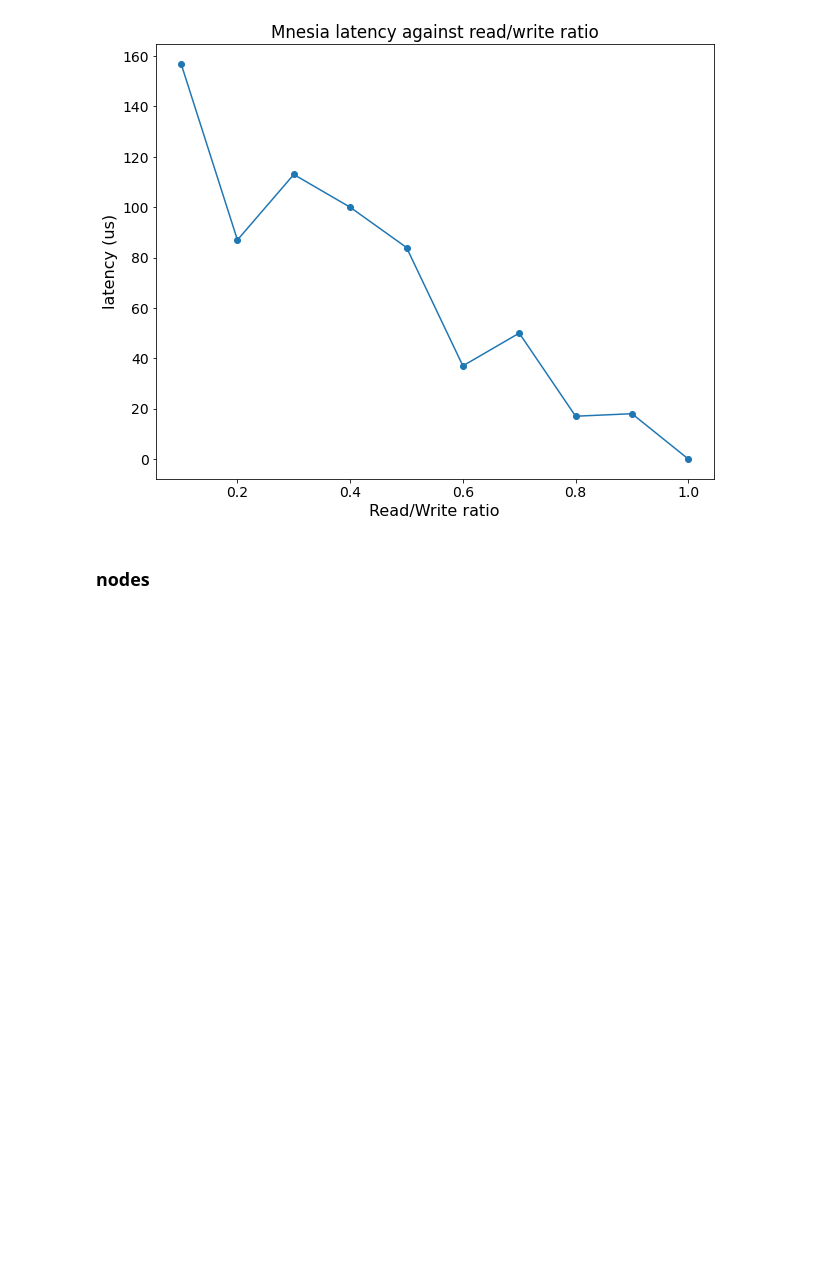
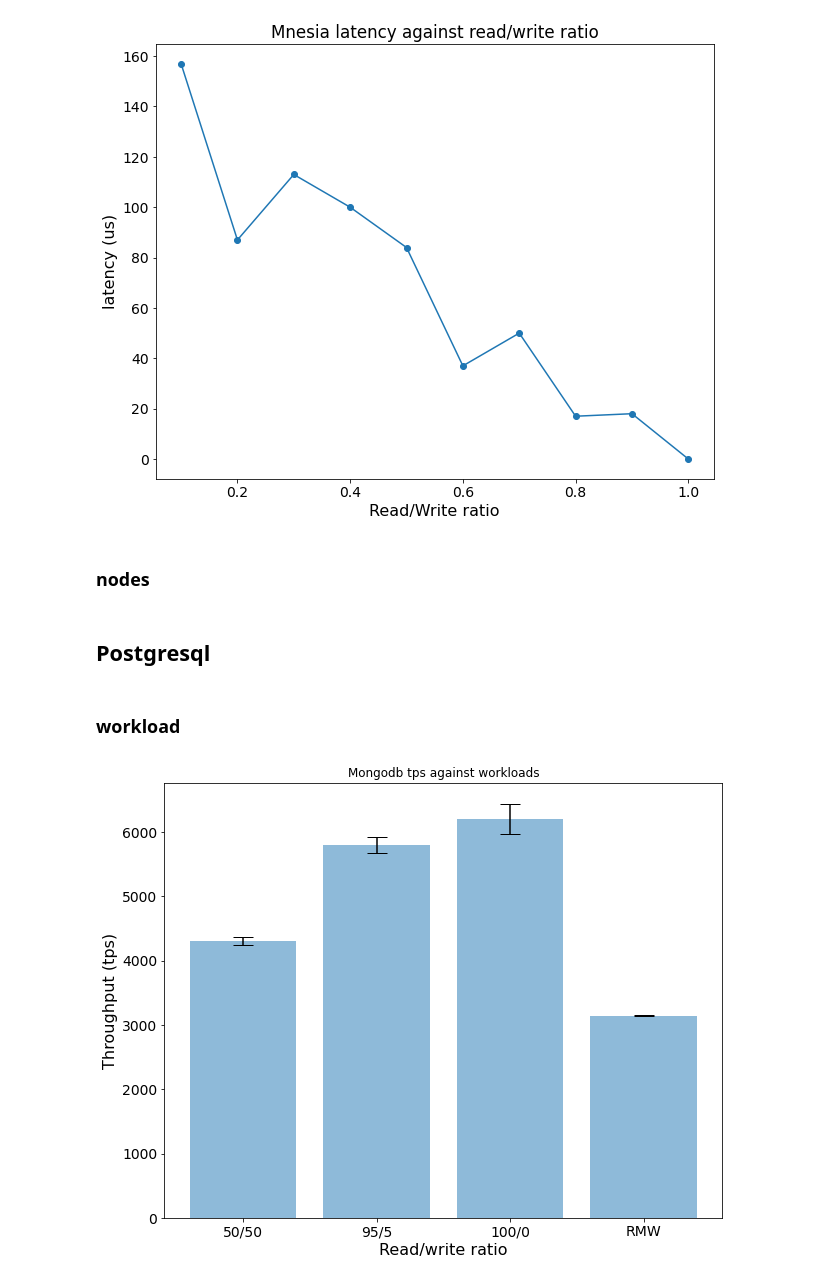
Before and after one commit to Vincent-lau/hypermnesia_eval, a Jupyter notebook: graphs/plot.ipynb, the cells around one changed output. Saved outputs shown, nothing was run; the diff lists cells and outputs as text; code cells hidden in the pictures; blank space fills up the shorter version.

Commit message:
Add postgresql benchmarks

```diff
--- a/graphs/plot.ipynb
+++ b/graphs/plot.ipynb
@@ -178,3 +178,27 @@ fig.savefig('mnesia_workload_lat.jpg')
 [figure]
 # %% [markdown]
 ### nodes
+# %% [markdown]
+## Postgresql
+# %% [markdown]
+### workload
+# %%
+# 3 threads 100000 ops
+workload_type = ['50/50', '95/5', '100/0', 'RMW']
+
+tps = [[4268, 4262, 4396], [5637,5799,5953], [6314,5888,6429], [3144, 3134,3148]]
+
+tps = np.array([[np.mean(tp), np.std(tp)] for tp in tps])
+
+
+fig, ax = plt.subplots()
+fig.set_size_inches(10, 8)
+ax.bar(workload_type, tps[:,0], yerr=tps[:,1], align='center', alpha=0.5,
+       ecolor='black', capsize=10)
+ax.set_ylabel('Throughput (tps)')
+ax.set_xlabel('Read/write ratio')
+ax.set_title('Mongodb tps against workloads')
+
+fig.savefig('postgresql_tp_workload.jpg')
+# %% [output]
+[figure, added]
```
Also changed, not shown: parts of 4 cells of this notebook, 13 other files.
